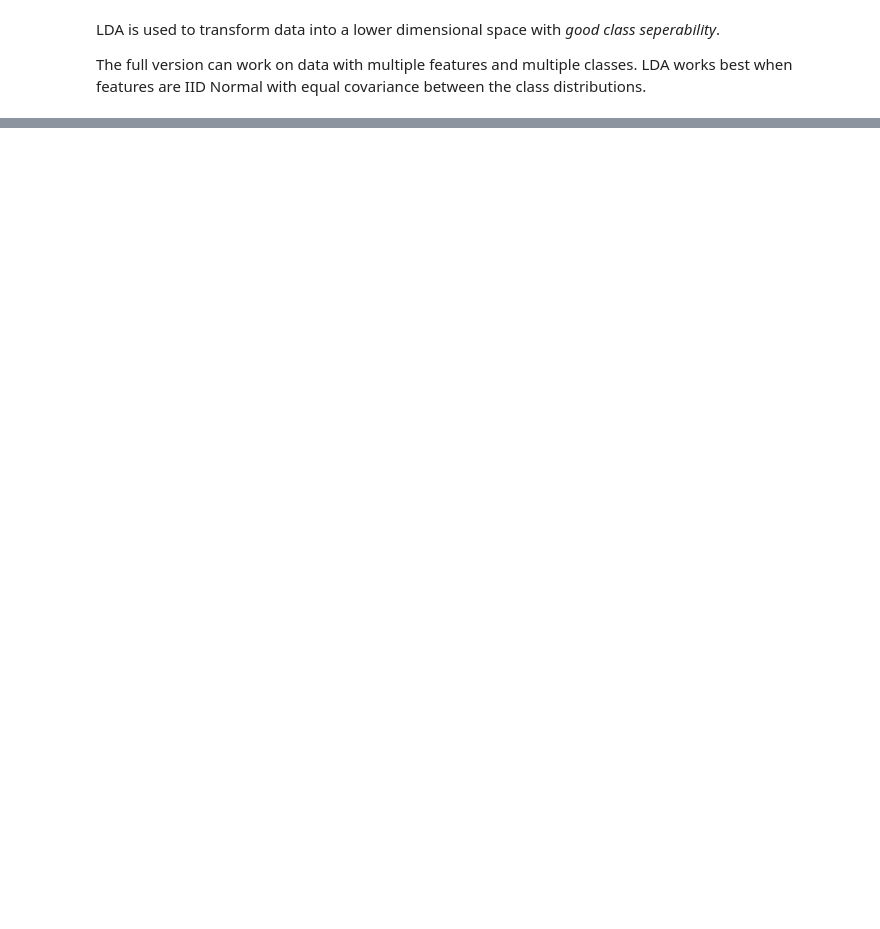
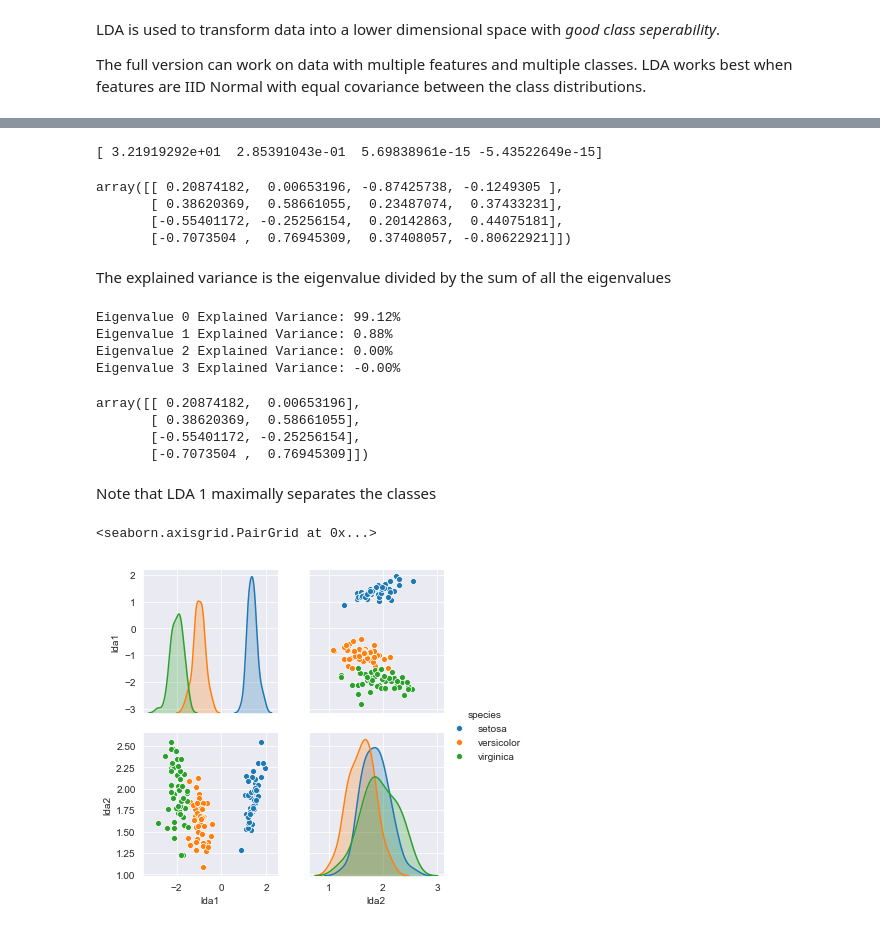
Before and after one commit to rshap91/Algorithms, a Jupyter notebook: Linear_Discriminant_Analysis.ipynb, the cells around one changed output, grey strips where cells are left out. Drawn from its saved outputs; the diff is of its cells as text; code cells hidden in the pictures; blank space fills up the shorter version.

```diff
--- a/Linear_Discriminant_Analysis.ipynb
+++ b/Linear_Discriminant_Analysis.ipynb
@@ -125,0 +216,3 @@ The full version can work on data with multiple features and multiple classes. L
+# %%
+between_class_means = iris.groupby('species').apply(between_class).sum()
+between_class_means
@@ -125,0 +224,9 @@ The full version can work on data with multiple features and multiple classes. L
+# %%
+# 3) Eigenvectors and Eigenvalues
+
+# THIS IS THE IMPORTANT PART!
+# THE DECOMPOSITION IS ON THIS _COMBINED_ MATRIX
+# THIS COMBINED MATRIX IS THE INVERSE OF THE WITHIN CLASS COVARIANCE MULTIPLIED BY THE BETWEEN CLASS VARIANCE
+combined = np.linalg.inv(within_class_means).dot(between_class_means)
+
+eig_vals, eig_vecs = np.linalg.eig(combined)
@@ -125,0 +263,45 @@ The full version can work on data with multiple features and multiple classes. L
+# %%
+# 4.a) Sort eig vals descending
+sorted_idx = np.flip(np.argsort(eig_vals),0) # sort descending
+sorted_eig_vals = eig_vals[sorted_idx]
+sorted_eig_vecs = eig_vecs[:,sorted_idx] # columns are the vectors!
+
+# in this case they were already sorted, but this is not guarenteed
+print(sorted_eig_vals)
+sorted_eig_vecs
+# %% [output]
+[ 3.21919292e+01  2.85391043e-01  5.69838961e-15 -5.43522649e-15]
+array([[ 0.20874182,  0.00653196, -0.87425738, -0.1249305 ],
+       [ 0.38620369,  0.58661055,  0.23487074,  0.37433231],
+       [-0.55401172, -0.25256154,  0.20142863,  0.44075181],
+       [-0.7073504 ,  0.76945309,  0.37408057, -0.80622921]])
+# %% [markdown]
+The explained variance is the eigenvalue divided by the sum of all the eigenvalues
+# %%
+for i,v in enumerate(sorted_eig_vals):
+    print('Eigenvalue {0:} Explained Variance: {1:.2%}'.format(i, v/sorted_eig_vals.sum()))
+# %% [output]
+Eigenvalue 0 Explained Variance: 99.12%
+Eigenvalue 1 Explained Variance: 0.88%
+Eigenvalue 2 Explained Variance: 0.00%
+Eigenvalue 3 Explained Variance: -0.00%
+# %%
+# 4.b) Make our transform matrix for new dimensions
+# choose two (can choose how ever many you want/think necessary) new ftr dims
+W = sorted_eig_vecs[:,:2]
+W
+# %% [output]
+array([[ 0.20874182,  0.00653196],
+       [ 0.38620369,  0.58661055],
+       [-0.55401172, -0.25256154],
+       [-0.7073504 ,  0.76945309]])
+# %% [markdown]
+Note that LDA 1 maximally separates the classes
+# %%
+x_lda = iris[ftrs].dot(W)
+x_lda.columns = ['lda1', 'lda2']
+x_lda['species'] = iris.species
+sns.pairplot(x_lda, hue='species')
+# %% [output]
+<seaborn.axisgrid.PairGrid at 0x...>
+[figure, added]
```
Also changed, not shown: parts of 20 cells of this notebook.
